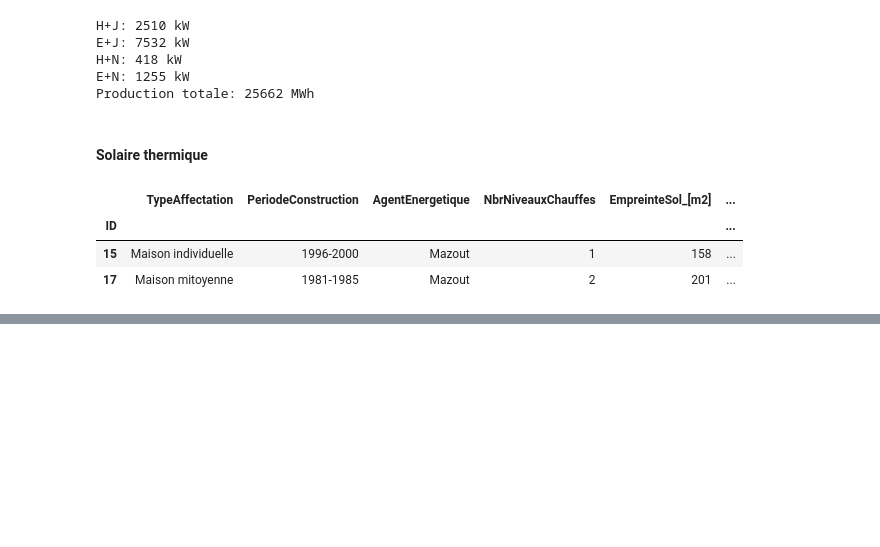
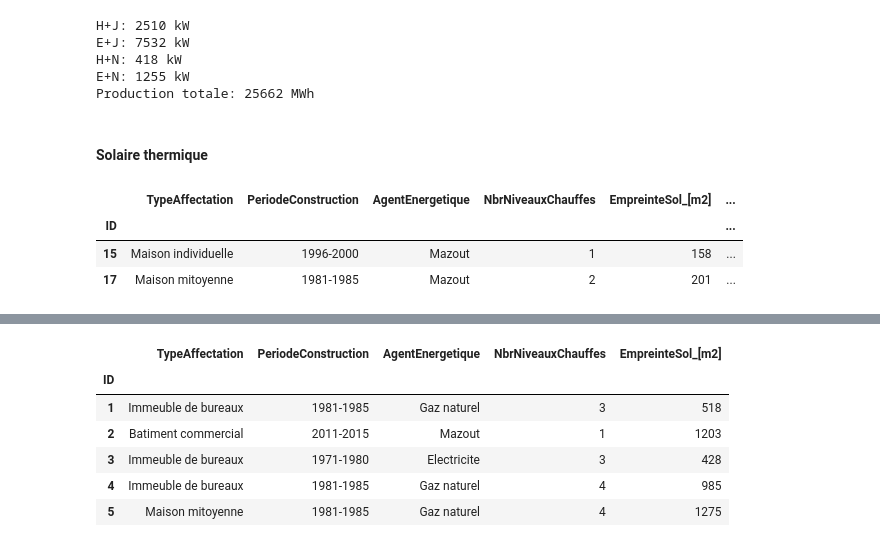
Before and after one commit to ppuertocrem/gezu, a Jupyter notebook: GEZU_2018-Correction.ipynb, the cells around one changed output, grey strips where cells are left out. Drawn from its saved outputs; the diff is of its cells as text; code cells hidden in the pictures; blank space fills up the shorter version.

```diff
--- a/GEZU_2018-Correction.ipynb
+++ b/GEZU_2018-Correction.ipynb
@@ -257,0 +275,3 @@ Production totale 19.0 MWh
+# %%
+data_sce1 = raw_data.copy()
+data_sce1.head()
@@ -257,0 +294,11 @@ Production totale 19.0 MWh
+# %%
+data_sce1.loc[(data_sce1["AgentEnergetique"] == "Mazout") & (data_sce1["PeriodeConstruction"] == "1981-1985"), "AgentEnergetique"] = "Gaz naturel"
+data_sce1.head()
+# %% [output]
+|  | TypeAffectation | PeriodeConstruction | AgentEnergetique | NbrNiveauxChauffes | EmpreinteSol_[m2] |
+| ID |  |  |  |  |  |
+| 1 | Immeuble de bureaux | 1981-1985 | Gaz naturel | 3 | 518 |
+| 2 | Batiment commercial | 2011-2015 | Mazout | 1 | 1203 |
+| 3 | Immeuble de bureaux | 1971-1980 | Electricite | 3 | 428 |
+| 4 | Immeuble de bureaux | 1981-1985 | Gaz naturel | 4 | 985 |
+| 5 | Maison mitoyenne | 1981-1985 | Gaz naturel | 4 | 1275 |
```
Also changed, not shown: parts of 8 cells of this notebook, 1 other file.
